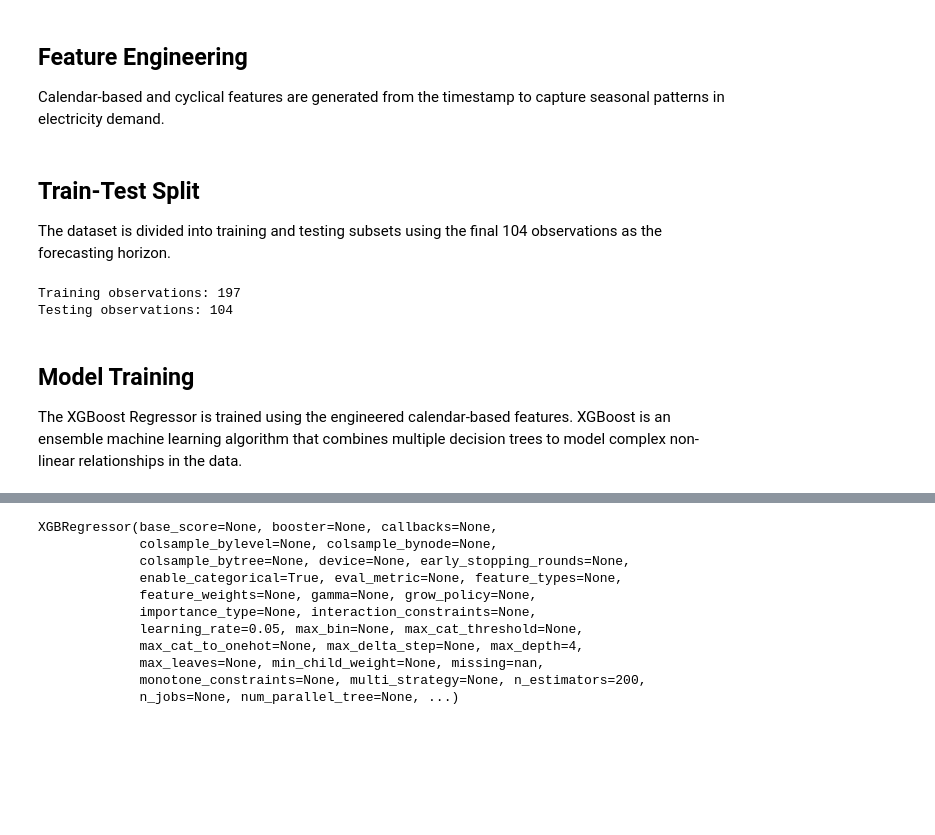
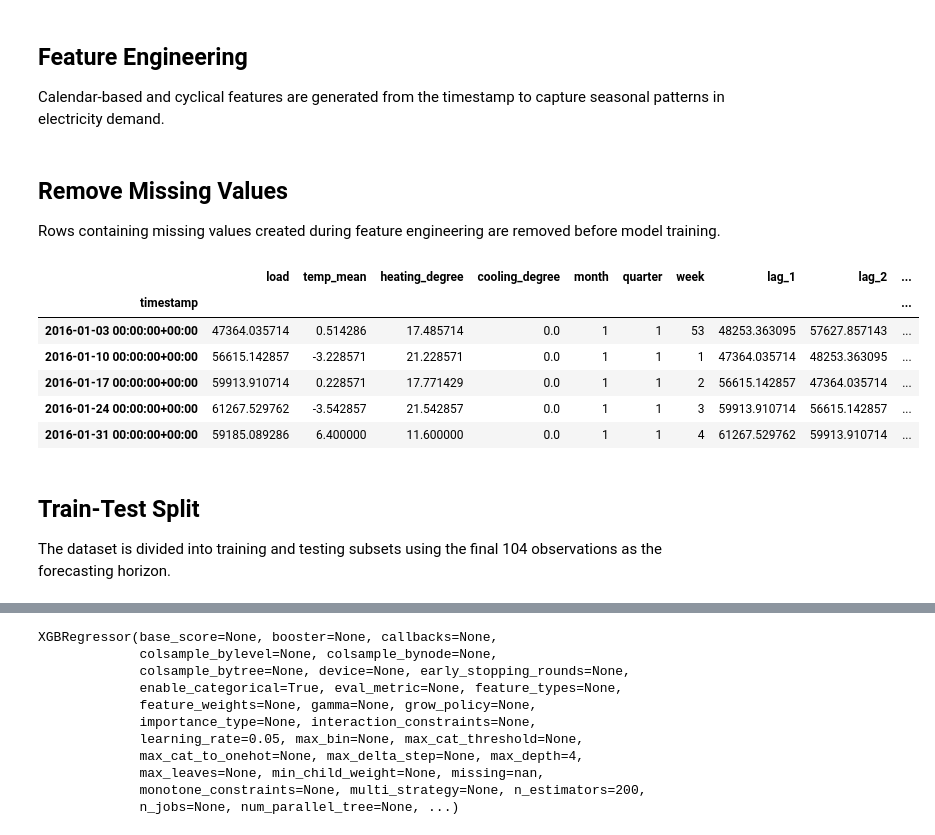
Before and after one commit to dekshinaudayan/german-electricity-demand-forecasting, a Jupyter notebook: notebooks/06_Feature_Based_Model.ipynb, the cells around one changed output, grey strips where cells are left out. Drawn from its saved outputs; the diff is of its cells as text; code cells hidden in the pictures; blank space fills up the shorter version.

```diff
--- a/notebooks/06_Feature_Based_Model.ipynb
+++ b/notebooks/06_Feature_Based_Model.ipynb
@@ -136,0 +121,6 @@ weekly_load["week_cos"] = np.cos(2*np.pi*weekly_load["week"]/52)
+# %%
+# Calendar features
+
+data["month"] = data.index.month
+data["quarter"] = data.index.quarter
+data["week"] = data.index.isocalendar().week.astype(int)
@@ -137,3 +134,35 @@ weekly_load["week_cos"] = np.cos(2*np.pi*weekly_load["week"]/52)
+# %%
+# Rolling features
+
+data["rolling_mean_4"] = (
+    data["load"]
+    .shift(1)
+    .rolling(4)
+    .mean()
+)
+
+data["rolling_mean_12"] = (
+    data["load"]
+    .shift(1)
+    .rolling(12)
+    .mean()
+)
+# %% [markdown]
+## Remove Missing Values
+
+Rows containing missing values created during feature engineering are removed before model training.
+# %%
+data = data.dropna()
+
+data.head()
+# %% [output]
+|  | load | temp_mean | heating_degree | cooling_degree | month | quarter | week | lag_1 | lag_2 | ... |
+| timestamp |  |  |  |  |  |  |  |  |  | ... |
+| 2016-01-03 00:00:00+00:00 | 47364.035714 | 0.514286 | 17.485714 | 0.0 | 1 | 1 | 53 | 48253.363095 | 57627.857143 | ... |
+| 2016-01-10 00:00:00+00:00 | 56615.142857 | -3.228571 | 21.228571 | 0.0 | 1 | 1 | 1 | 47364.035714 | 48253.363095 | ... |
+| 2016-01-17 00:00:00+00:00 | 59913.910714 | 0.228571 | 17.771429 | 0.0 | 1 | 1 | 2 | 56615.142857 | 47364.035714 | ... |
+| 2016-01-24 00:00:00+00:00 | 61267.529762 | -3.542857 | 21.542857 | 0.0 | 1 | 1 | 3 | 59913.910714 | 56615.142857 | ... |
+| 2016-01-31 00:00:00+00:00 | 59185.089286 | 6.400000 | 11.600000 | 0.0 | 1 | 1 | 4 | 61267.529762 | 59913.910714 | ... |
 # %% [markdown]
 ## Train-Test Split
 
@@ -141,16 +170,6 @@ The dataset is divided into training and testing subsets using the final 104 obs
 # %%
 forecast_horizon = 104
 
-train = weekly_load.iloc[:-forecast_horizon]
+train = data.iloc[:-forecast_horizon]
 
-test = weekly_load.iloc[-forecast_horizon:]
-
-print("Training observations:", len(train))
-print("Testing observations:", len(test))
+test = data.iloc[-forecast_horizon:]
-# %% [output]
-Training observations: 197
-Testing observations: 104
-# %% [markdown]
-## Model Training
-
-The XGBoost Regressor is trained using the engineered calendar-based features. XGBoost is an ensemble machine learning algorithm that combines multiple decision trees to model complex non-linear relationships in the data.
```
Also changed, not shown: parts of 9 cells of this notebook.
